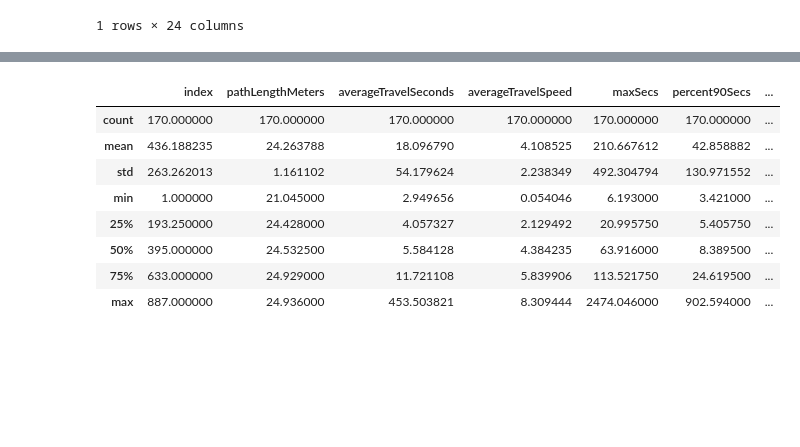
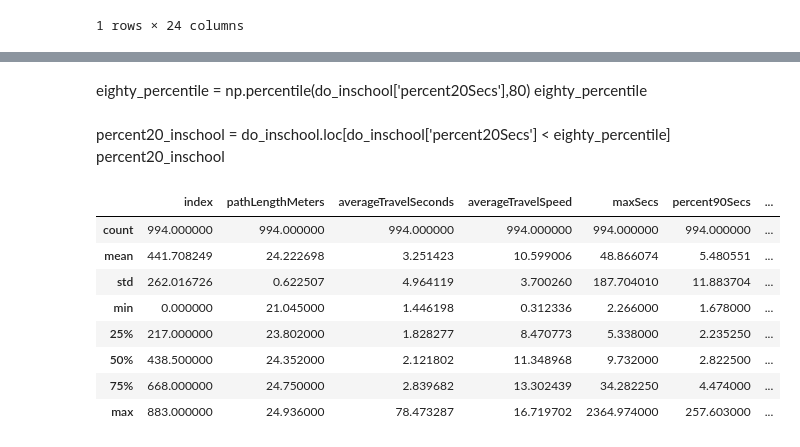
Before and after one commit to patlyons/wego-hades, a Jupyter notebook: notebook/revised_wego_PL_copy_2.ipynb, the cells around one changed output, grey strips where cells are left out. Saved outputs shown, nothing was run; the diff lists cells and outputs as text; code cells hidden in the pictures; blank space fills up the shorter version.

```diff
--- a/notebook/revised_wego_PL_copy_2.ipynb
+++ b/notebook/revised_wego_PL_copy_2.ipynb
@@ -239,8 +239,8 @@ all_am_inschool.head(1)
 # %%
-all_am_summer = pd.concat([do_mayjune23, do_junejuly23])
-all_am_summer = all_am_summer.reset_index()
-all_am_summer['set_count_proportion'] = all_am_summer['countForSegment'] / all_am_summer['max_seg_count']
-all_am_summer.head(1)
+all_do_summer = pd.concat([do_mayjune23, do_junejuly23])
+all_do_summer = all_do_summer.reset_index()
+
+all_do_summer.head(1)
 # %% [output]
 |  | index | geometry | fromStopId | fromStopName | toStopId | toStopName | pathLengthMeters | ... |
 | 0 | 0 | LINESTRING (-86.75929 36.24254, -... | DOVDICWF | Doverside Dr & Dickerson Pike Wb | DWMRT | Dickerson Rd Wal Mart | 24.51 | ... |
@@ -265,6 +265,6 @@ am_inschool
 # %%
-am_summer = all_am_summer.loc[all_am_summer['set_count_proportion'] >= 0.5]
-am_summer
+do_summer = all_do_summer.loc[all_do_summer['proportion_of_segments'] >= 0.5]
+do_summer
 # %% [output]
 |  | index | geometry | fromStopId | fromStopName | toStopId | toStopName | pathLengthMeters | ... |
 | 0 | 0 | LINESTRING (-86.75929 36.24254, -... | DOVDICWF | Doverside Dr & Dickerson Pike Wb | DWMRT | Dickerson Rd Wal Mart | 24.510 | ... |
@@ -306,12 +296,18 @@ slow_am_in_school = am_inschool.loc[am_inschool['percent20Secs'] > 2.601]
+# %% [markdown]
+eighty_percentile = np.percentile(do_inschool['percent20Secs'],80)
+eighty_percentile
+# %% [markdown]
+percent20_inschool = do_inschool.loc[do_inschool['percent20Secs'] <  eighty_percentile]
+percent20_inschool
 # %%
-slow_am_in_school.describe()
+do_summer.describe()
 # %% [output]
 |  | index | pathLengthMeters | averageTravelSeconds | averageTravelSpeed | maxSecs | percent90Secs | ... |
-| count | 170.000000 | 170.000000 | 170.000000 | 170.000000 | 170.000000 | 170.000000 | ... |
-| mean | 436.188235 | 24.263788 | 18.096790 | 4.108525 | 210.667612 | 42.858882 | ... |
-| std | 263.262013 | 1.161102 | 54.179624 | 2.238349 | 492.304794 | 130.971552 | ... |
-| min | 1.000000 | 21.045000 | 2.949656 | 0.054046 | 6.193000 | 3.421000 | ... |
-| 25% | 193.250000 | 24.428000 | 4.057327 | 2.129492 | 20.995750 | 5.405750 | ... |
-| 50% | 395.000000 | 24.532500 | 5.584128 | 4.384235 | 63.916000 | 8.389500 | ... |
-| 75% | 633.000000 | 24.929000 | 11.721108 | 5.839906 | 113.521750 | 24.619500 | ... |
-| max | 887.000000 | 24.936000 | 453.503821 | 8.309444 | 2474.046000 | 902.594000 | ... |
+| count | 994.000000 | 994.000000 | 994.000000 | 994.000000 | 994.000000 | 994.000000 | ... |
+| mean | 441.708249 | 24.222698 | 3.251423 | 10.599006 | 48.866074 | 5.480551 | ... |
+| std | 262.016726 | 0.622507 | 4.964119 | 3.700260 | 187.704010 | 11.883704 | ... |
+| min | 0.000000 | 21.045000 | 1.446198 | 0.312336 | 2.266000 | 1.678000 | ... |
+| 25% | 217.000000 | 23.802000 | 1.828277 | 8.470773 | 5.338000 | 2.235250 | ... |
+| 50% | 438.500000 | 24.352000 | 2.121802 | 11.348968 | 9.732000 | 2.822500 | ... |
+| 75% | 668.000000 | 24.750000 | 2.839682 | 13.302439 | 34.282250 | 4.474000 | ... |
+| max | 883.000000 | 24.936000 | 78.473287 | 16.719702 | 2364.974000 | 257.603000 | ... |
```
Also changed, not shown: parts of 34 cells of this notebook, 2 other files.
